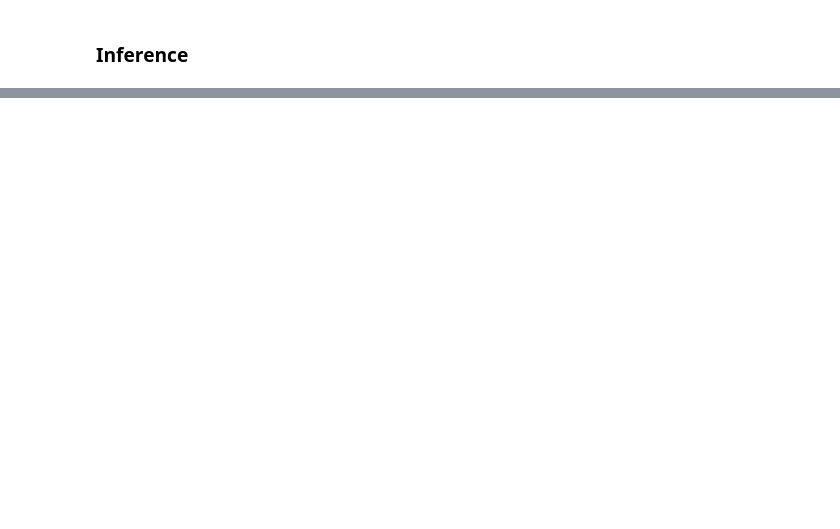
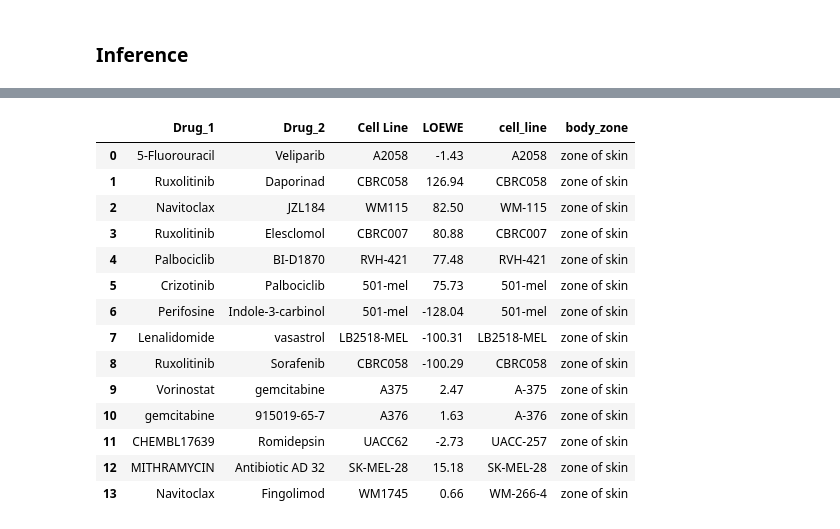
Before and after one commit to Fredpeperoni/SynergyPrediction, a Jupyter notebook: baseline_model.ipynb, the cells around one changed output, grey strips where cells are left out. Saved outputs shown, nothing was run; the diff lists cells and outputs as text; code cells hidden in the pictures; blank space fills up the shorter version.

```diff
--- a/baseline_model.ipynb
+++ b/baseline_model.ipynb
@@ -200,0 +243,2 @@ array([6.67755084])
+# %%
+test_df = pd.read_csv('data/test_data.csv', sep=';')
@@ -200,0 +257,18 @@ array([6.67755084])
+# %%
+test_df
+# %% [output]
+|  | Drug_1 | Drug_2 | Cell Line | LOEWE | cell_line | body_zone |
+| 0 | 5-Fluorouracil | Veliparib | A2058 | -1.43 | A2058 | zone of skin |
+| 1 | Ruxolitinib | Daporinad | CBRC058 | 126.94 | CBRC058 | zone of skin |
+| 2 | Navitoclax | JZL184 | WM115 | 82.50 | WM-115 | zone of skin |
+| 3 | Ruxolitinib | Elesclomol | CBRC007 | 80.88 | CBRC007 | zone of skin |
+| 4 | Palbociclib | BI-D1870 | RVH-421 | 77.48 | RVH-421 | zone of skin |
+| 5 | Crizotinib | Palbociclib | 501-mel | 75.73 | 501-mel | zone of skin |
+| 6 | Perifosine | Indole-3-carbinol | 501-mel | -128.04 | 501-mel | zone of skin |
+| 7 | Lenalidomide | vasastrol | LB2518-MEL | -100.31 | LB2518-MEL | zone of skin |
+| 8 | Ruxolitinib | Sorafenib | CBRC058 | -100.29 | CBRC058 | zone of skin |
+| 9 | Vorinostat | gemcitabine | A375 | 2.47 | A-375 | zone of skin |
+| 10 | gemcitabine | 915019-65-7 | A376 | 1.63 | A-376 | zone of skin |
+| 11 | CHEMBL17639 | Romidepsin | UACC62 | -2.73 | UACC-257 | zone of skin |
+| 12 | MITHRAMYCIN | Antibiotic AD 32 | SK-MEL-28 | 15.18 | SK-MEL-28 | zone of skin |
+| 13 | Navitoclax | Fingolimod | WM1745 | 0.66 | WM-266-4 | zone of skin |
```
Also changed, not shown: parts of 44 cells of this notebook, 1 other file.
